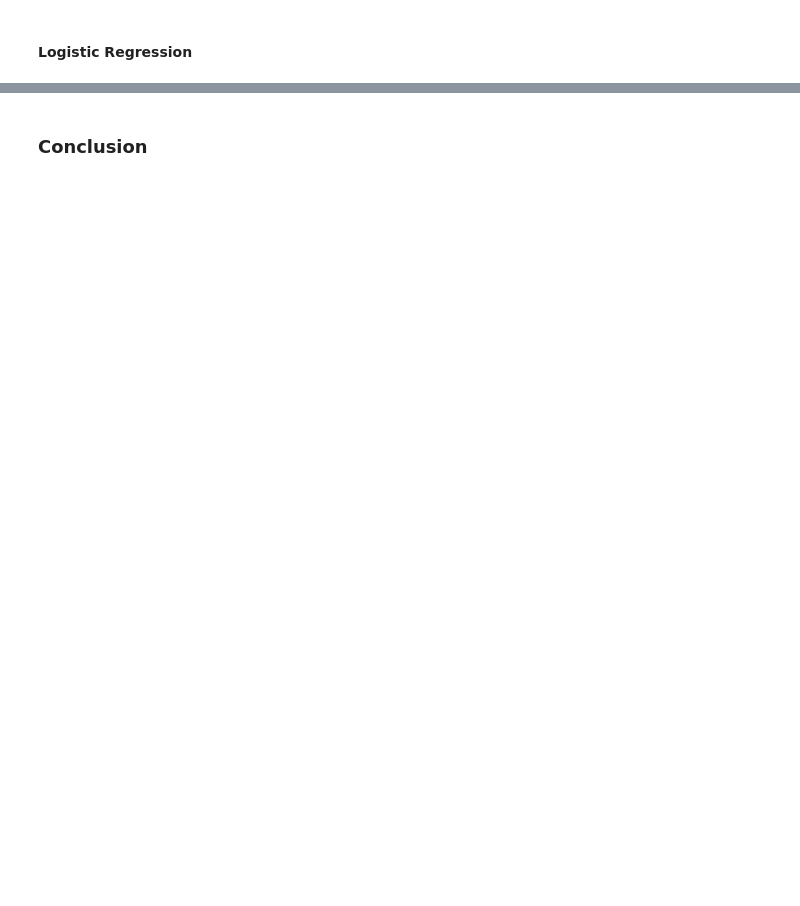
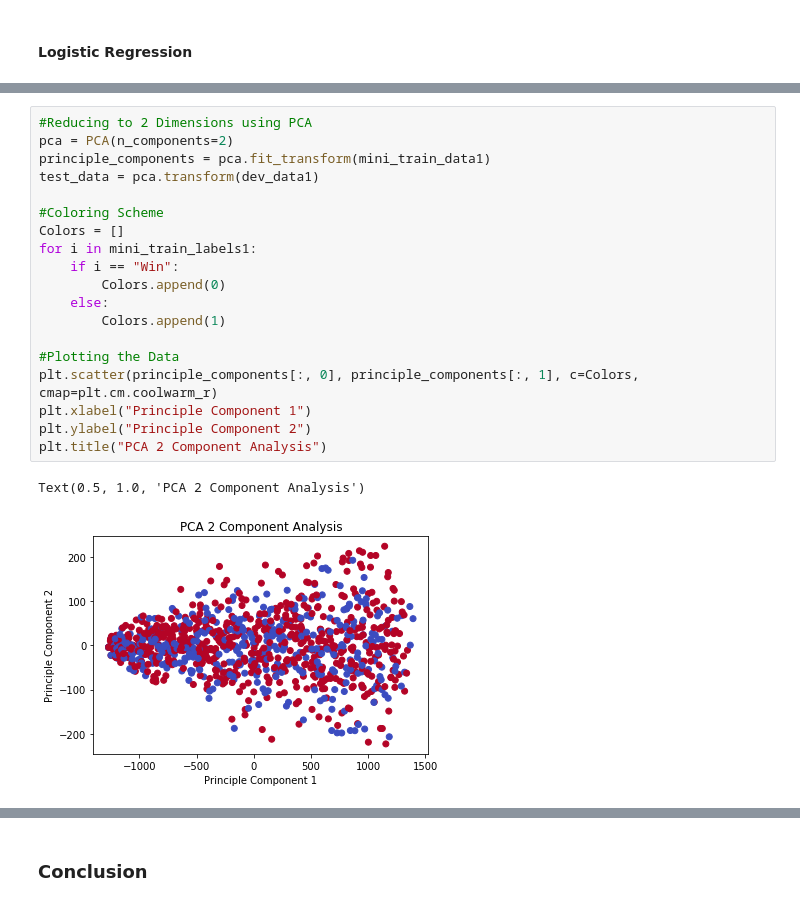
Before and after one commit to jjsahabu/NBA-Game-Predictor, a Jupyter notebook: W207_Final_Project_clean.ipynb, the cells around one changed output, grey strips where cells are left out. Drawn from its saved outputs; the diff is of its cells as text; blank space fills up the shorter version.

```diff
--- a/W207_Final_Project_clean.ipynb
+++ b/W207_Final_Project_clean.ipynb
@@ -644,0 +686,22 @@ for pos in ['right','top','bottom','left']:
+# %%
+#Reducing to 2 Dimensions using PCA
+pca = PCA(n_components=2)
+principle_components = pca.fit_transform(mini_train_data1)
+test_data = pca.transform(dev_data1)
+
+#Coloring Scheme
+Colors = []
+for i in mini_train_labels1:
+    if i == "Win":
+        Colors.append(0)
+    else:
+        Colors.append(1)
+
+#Plotting the Data
+plt.scatter(principle_components[:, 0], principle_components[:, 1], c=Colors, cmap=plt.cm.coolwarm_r)
+plt.xlabel("Principle Component 1")
+plt.ylabel("Principle Component 2")
+plt.title("PCA 2 Component Analysis")
+# %% [output]
+Text(0.5, 1.0, 'PCA 2 Component Analysis')
+[figure, added]
```
Also changed, not shown: parts of 17 cells of this notebook.
